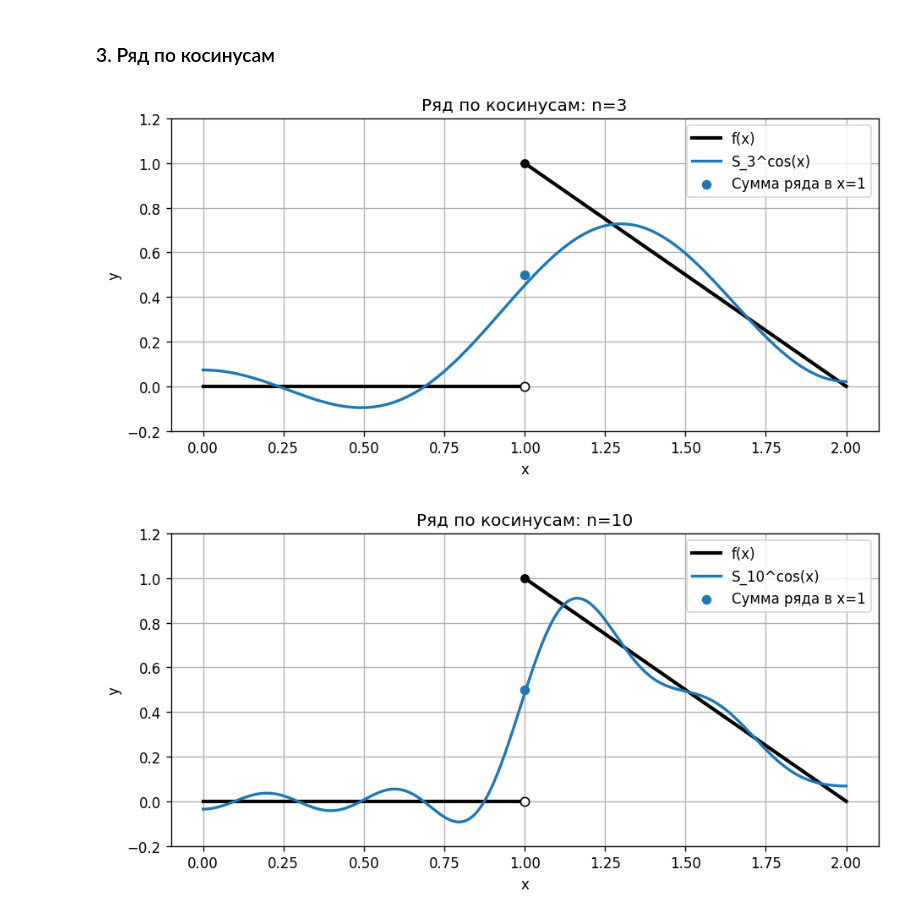
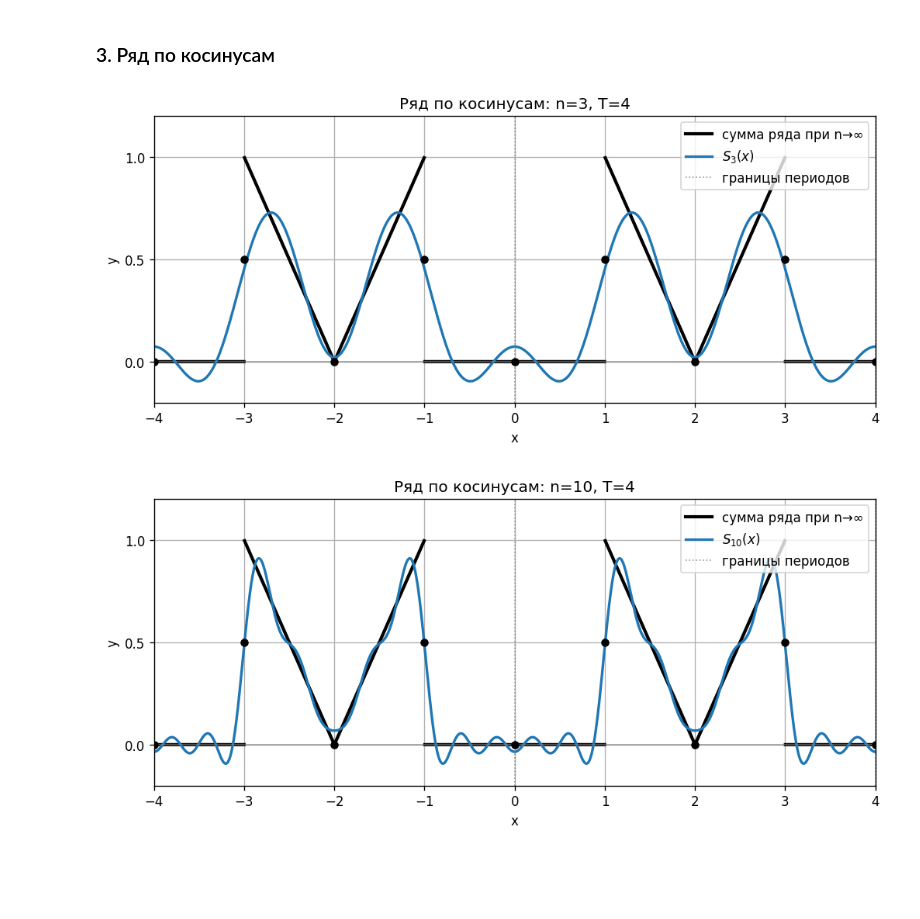
Before and after one commit to lehasam23/math_lb2_sem4, a Jupyter notebook: math_lab2.ipynb, the cells around one changed output. Cells and saved outputs as stored; diff of their text form; code cells hidden in the pictures; blank space fills up the shorter version.

```diff
--- a/math_lab2.ipynb
+++ b/math_lab2.ipynb
@@ -116,17 +198,29 @@ for n in values:
 ### 3. Ряд по косинусам
 # %%
 for n in values:
-    plt.figure(figsize=(9, 4))
-    plot_f()
-    plt.plot(x, s_cos(x, n), label=f'S_{n}^cos(x)', linewidth=2)
-    plt.scatter([1], [1 / 2], label='Сумма ряда в x=1', s=35, zorder=6)
-    plt.xlabel('x')
-    plt.ylabel('y')
-    plt.title(f'Ряд по косинусам: n={n}')
-    plt.ylim(-0.2, 1.2)
-    plt.legend()
-    plt.grid(True)
+    plt.figure(figsize=(10, 4))
+    plot_sum_reference(
+        f_cos_periodic,
+        -4,
+        4,
+        break_points=[-3, -1, 1, 3],
+        point_x=[-4, -3, -2, -1, 0, 1, 2, 3, 4],
+        point_y=[0, 1 / 2, 0, 1 / 2, 0, 1 / 2, 0, 1 / 2, 0],
+        label='сумма ряда при n→∞'
+    )
+    plt.plot(x_trig, s_cos(x_trig, n), label=fr'$S_{{{n}}}(x)$', linewidth=2)
+    setup_axes(
+        f'Ряд по косинусам: n={n}, T=4',
+        -4,
+        4,
+        -0.2,
+        1.2,
+        x_ticks=[-4, -3, -2, -1, 0, 1, 2, 3, 4],
+        y_ticks=[0, 0.5, 1],
+        period_bounds=[-4, 0, 4]
+    )
+    plt.legend(loc='upper right')
     plt.show()
 # %% [output]
-[figure, old version]
+[figure, new version]
-[figure, old version]
+[figure, new version]
```
Also changed, not shown: parts of 6 cells of this notebook.
